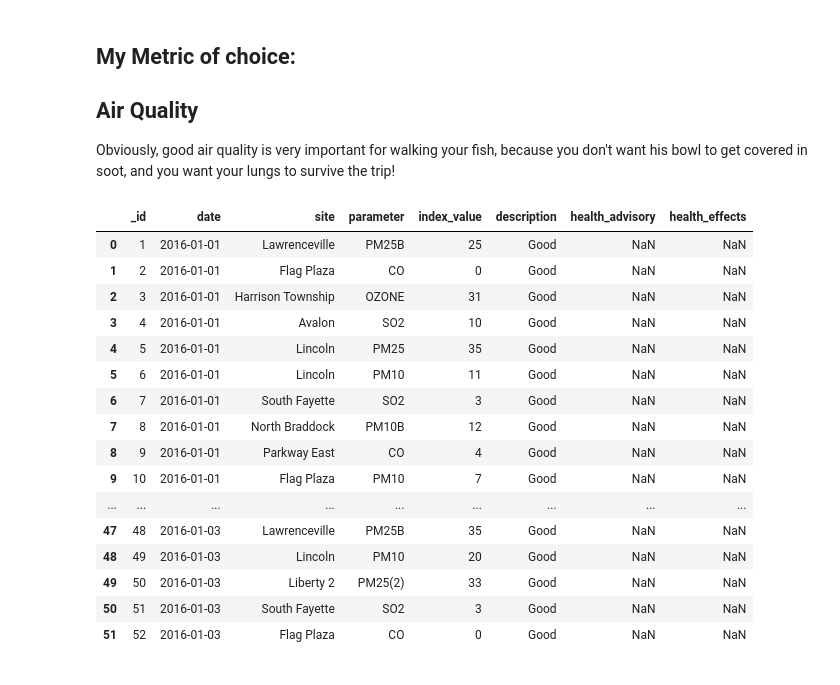
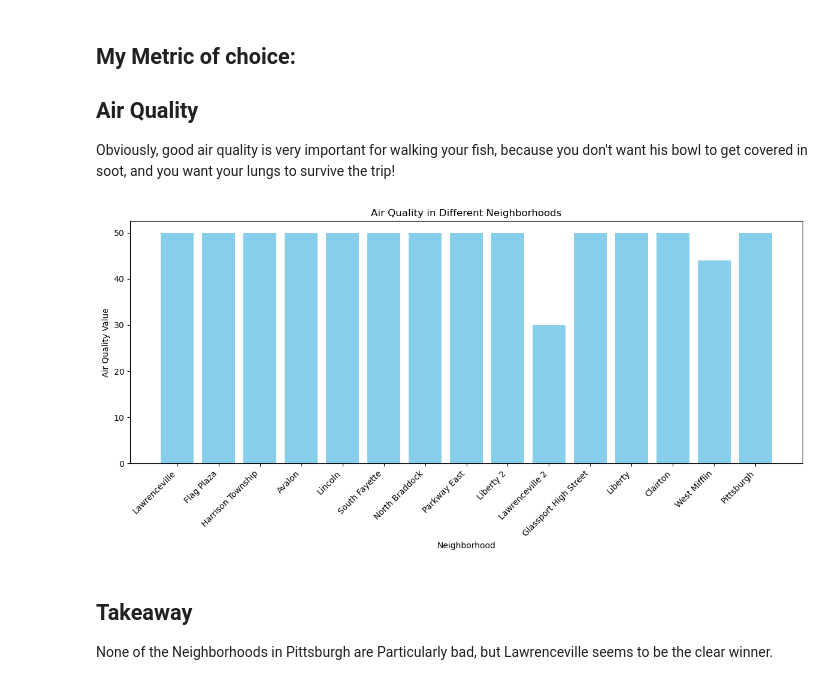
Before and after one commit to andrewnoonan2004/Final-project, a Jupyter notebook: Andrew.ipynb, the cells around one changed output. Saved outputs shown, nothing was run; the diff lists cells and outputs as text; code cells hidden in the pictures.

Commit message:
Added a bar graph and a takeaway

```diff
--- a/Andrew.ipynb
+++ b/Andrew.ipynb
@@ -6,25 +6,22 @@ Obviously, good air quality is very important for walking your fish, because you
 # %%
 import pandas as pd ## Importing pandas
 import geopandas as gpd ## Importing Geopandas in case it is needed.
+import matplotlib.pyplot as plt
 airQuality = pd.read_csv("https://data.wprdc.org/datastore/dump/4ab1e23f-3262-4bd3-adbf-f72f0119108b") ## Initial reading of the dataset
 air_query_mask = airQuality['description'].str.contains("Good") ## Eliminating any neighborhoods with moderate or bad air quality
 good_air = airQuality[air_query_mask] ## making a separate dataframe for neighborhoods with good air
 good_air.head(50)
+plt.figure(figsize=(12, 6))
+plt.bar(good_air['site'], good_air['index_value'], color='skyblue')
+plt.xlabel('Neighborhood')
+plt.ylabel('Air Quality Value')
+plt.title('Air Quality in Different Neighborhoods')
+plt.xticks(rotation=45, ha='right')  # Rotate x-axis labels for better readability
+plt.tight_layout()
+# Show the plot
+plt.show()
 # %% [output]
-|  | _id | date | site | parameter | index_value | description | health_advisory | health_effects |
-| 0 | 1 | 2016-01-01 | Lawrenceville | PM25B | 25 | Good | NaN | NaN |
-| 1 | 2 | 2016-01-01 | Flag Plaza | CO | 0 | Good | NaN | NaN |
-| 2 | 3 | 2016-01-01 | Harrison Township | OZONE | 31 | Good | NaN | NaN |
-| 3 | 4 | 2016-01-01 | Avalon | SO2 | 10 | Good | NaN | NaN |
-| 4 | 5 | 2016-01-01 | Lincoln | PM25 | 35 | Good | NaN | NaN |
-| 5 | 6 | 2016-01-01 | Lincoln | PM10 | 11 | Good | NaN | NaN |
-| 6 | 7 | 2016-01-01 | South Fayette | SO2 | 3 | Good | NaN | NaN |
-| 7 | 8 | 2016-01-01 | North Braddock | PM10B | 12 | Good | NaN | NaN |
-| 8 | 9 | 2016-01-01 | Parkway East | CO | 4 | Good | NaN | NaN |
-| 9 | 10 | 2016-01-01 | Flag Plaza | PM10 | 7 | Good | NaN | NaN |
-| ... | ... | ... | ... | ... | ... | ... | ... | ... |
-| 47 | 48 | 2016-01-03 | Lawrenceville | PM25B | 35 | Good | NaN | NaN |
-| 48 | 49 | 2016-01-03 | Lincoln | PM10 | 20 | Good | NaN | NaN |
-| 49 | 50 | 2016-01-03 | Liberty 2 | PM25(2) | 33 | Good | NaN | NaN |
-| 50 | 51 | 2016-01-03 | South Fayette | SO2 | 3 | Good | NaN | NaN |
-| 51 | 52 | 2016-01-03 | Flag Plaza | CO | 0 | Good | NaN | NaN |
+[figure, added]
+# %% [markdown]
+## Takeaway
+None of the Neighborhoods in Pittsburgh are Particularly bad, but Lawrenceville seems to be the clear winner.
```
